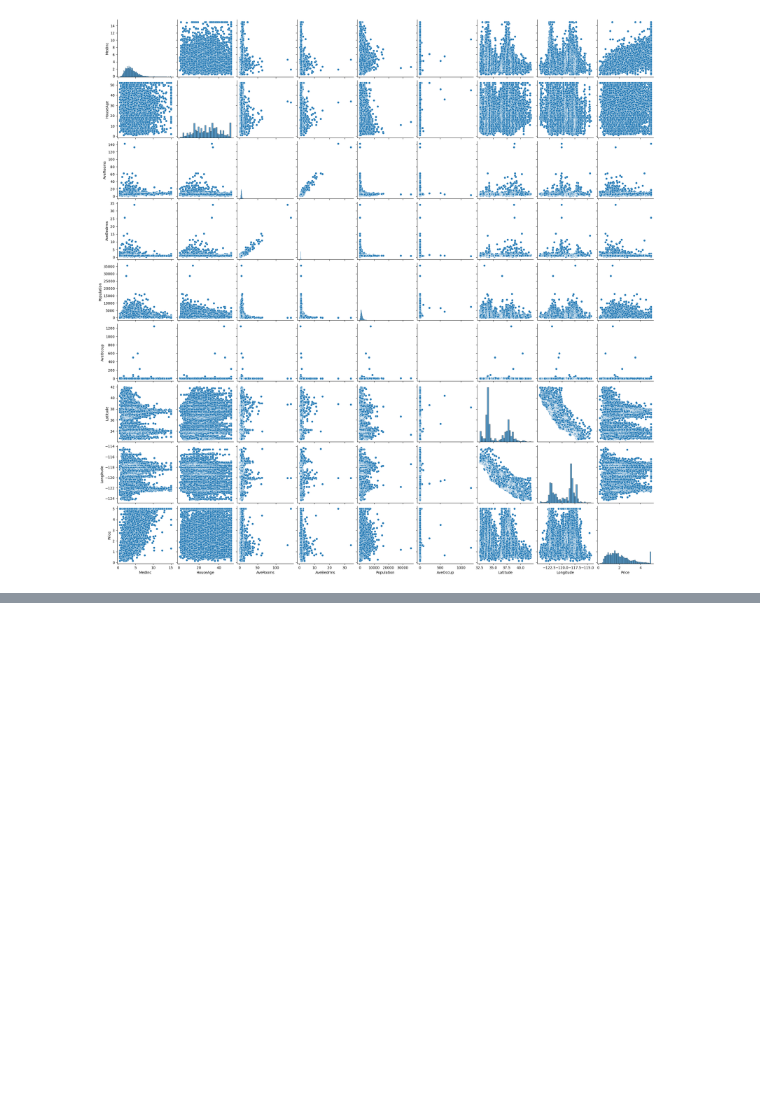
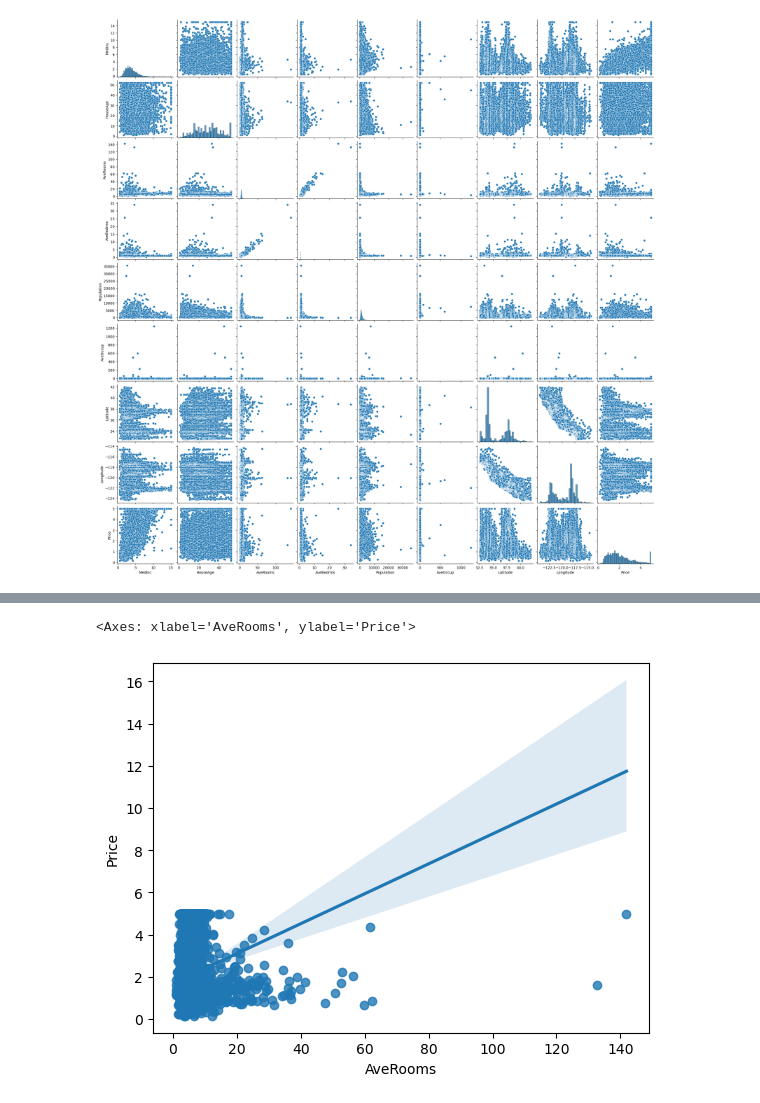
Before and after one commit to xiayulin123/CaliforniaHouseValue_Prediction_newDataset, a Jupyter notebook: Linear_Regression.ipynb, the cells around one changed output, grey strips where cells are left out. Drawn from its saved outputs; the diff is of its cells as text; code cells hidden in the pictures; blank space fills up the shorter version.

```diff
--- a/Linear_Regression.ipynb
+++ b/Linear_Regression.ipynb
@@ -148,0 +144,6 @@ Text(0, 0.5, 'Price')
+# %%
+
+sns.regplot(x="AveRooms", y="Price",data=dataset)
+# %% [output]
+<Axes: xlabel='AveRooms', ylabel='Price'>
+[figure, added]
```
Also changed, not shown: parts of 11 cells of this notebook.
